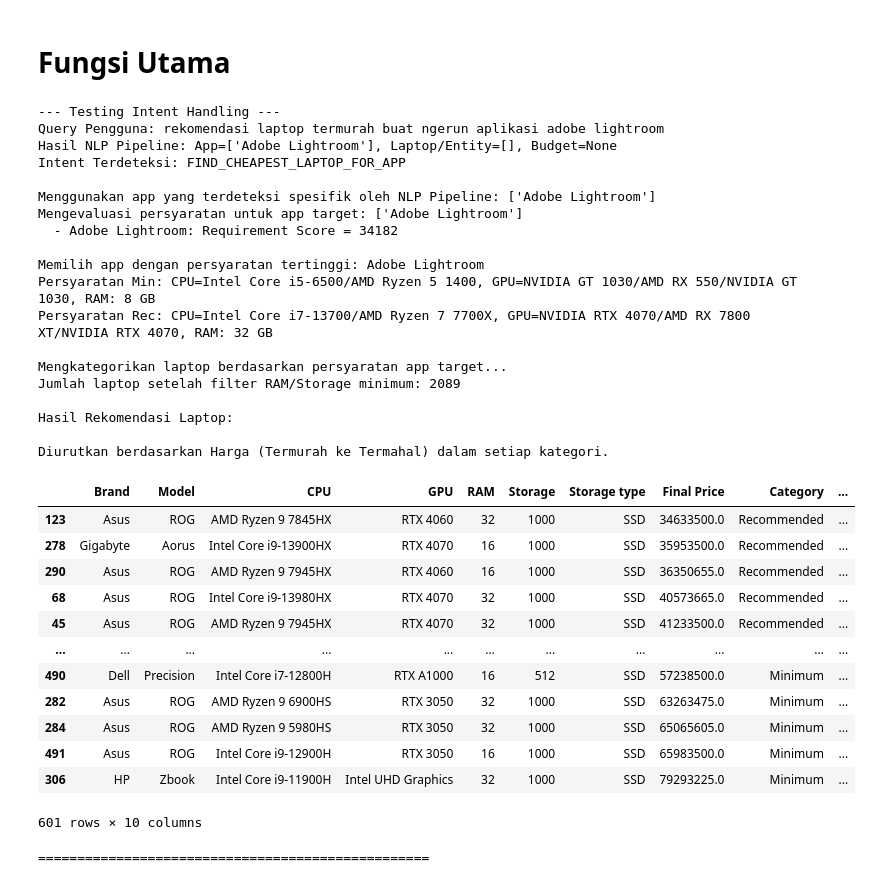
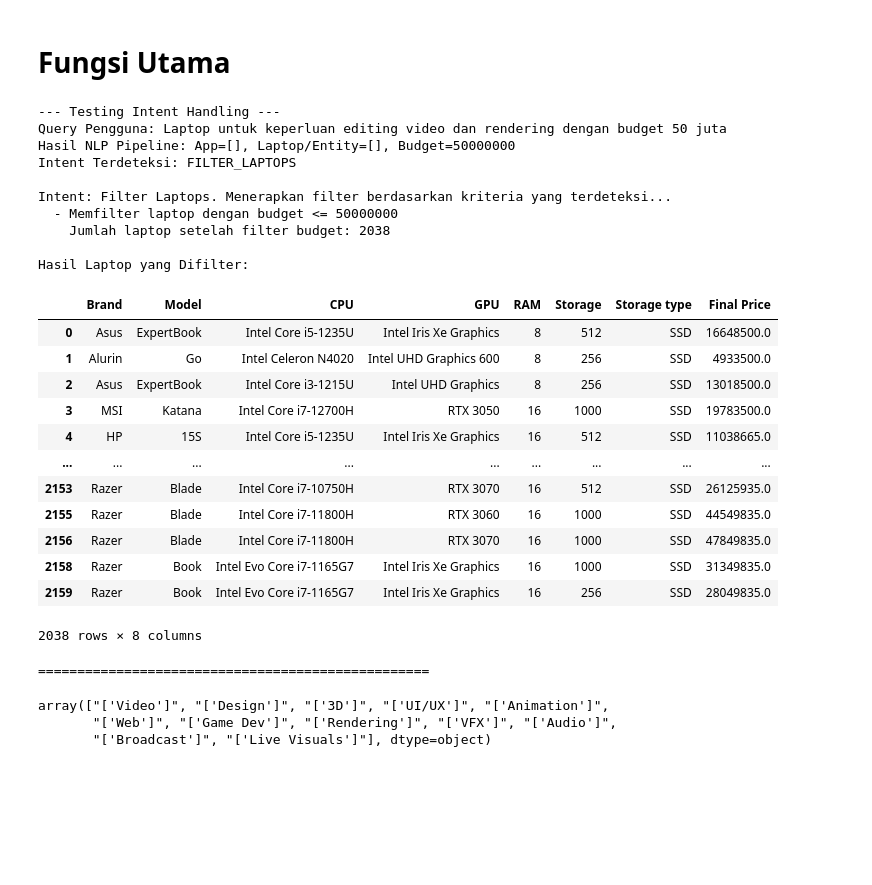
Before and after one commit to M4tchaa/lappick-ml, a Jupyter notebook: Sistem_Rekomendasi_Laptop_Multimedia.ipynb, the cells around one changed output. Cells and saved outputs as stored; diff of their text form; code cells hidden in the pictures; blank space fills up the shorter version.

```diff
--- a/Sistem_Rekomendasi_Laptop_Multimedia.ipynb
+++ b/Sistem_Rekomendasi_Laptop_Multimedia.ipynb
@@ -1098,7 +1002,7 @@ def search_app(query, model, description_embeddings, df, top_n=5, category_kb=No
     return results
 
 # Contoh penggunaan
-query = "3d modeling"
+query = "video editing dan rendering"
 results = search_app(query, model, description_embeddings, min_req_df, top_n=10, category_boost=1.0) # Increased boost for direct category match
 
 print("Hasil pencarian:", query)
@@ -1545,48 +1449,48 @@ def categorize_laptops_adapted(df_laptops_filtered, req_row_min, req_row_rec, ra
 # %%
 # Example usage with new queries testing intents
 print("\n--- Testing Intent Handling ---")
 query_intent_test_1 = "rekomendasi laptop buat jalanin aplikasi blender dengan budget 15 juta"
 query_intent_test_2 = "rekomendasi laptop termurah buat ngerun aplikasi adobe lightroom"
-query_intent_test_3 = "rekomendasi laptop buat jalanin aplikasi Autodesk dengan budget 10 juta"
+query_intent_test_3 = "pengen laptop buat aplikasi coreldra dengan budget 10 juta"
+query_intent_test_4 = "rekomendasi laptop lenovo terbaik dengan budget 20 juta"
+query_intent_test_5 = "Laptop rog untuk aplikasi blender dengan budget 15 juta"
+query_intent_test_6 = "Laptop untuk keperluan editing video dan rendering dengan budget 50 juta"
 recommendations_intent_test = get_laptop_recommendations_with_intent(
-    query_intent_test_2, laptop_df, min_req_df, rec_req_df,
+    query_intent_test_6, laptop_df, min_req_df, rec_req_df,
     min_req_kb, rec_req_kb,
     model, description_embeddings,
     laptop_df['Model'].tolist(), laptop_df['Brand'].unique().tolist(), unique_keyword_app_map, app_series_map
 )
 
 print("\n" + "="*50 + "\n")
 # %% [output]
 --- Testing Intent Handling ---
-Query Pengguna: rekomendasi laptop termurah buat ngerun aplikasi adobe lightroom
-Hasil NLP Pipeline: App=['Adobe Lightroom'], Laptop/Entity=[], Budget=None
-Intent Terdeteksi: FIND_CHEAPEST_LAPTOP_FOR_APP
+Query Pengguna: Laptop untuk keperluan editing video dan rendering dengan budget 50 juta
+Hasil NLP Pipeline: App=[], Laptop/Entity=[], Budget=50000000
+Intent Terdeteksi: FILTER_LAPTOPS
 
-Menggunakan app yang terdeteksi spesifik oleh NLP Pipeline: ['Adobe Lightroom']
-Mengevaluasi persyaratan untuk app target: ['Adobe Lightroom']
-  - Adobe Lightroom: Requirement Score = 34182
+Intent: Filter Laptops. Menerapkan filter berdasarkan kriteria yang terdeteksi...
+  - Memfilter laptop dengan budget <= 50000000
+    Jumlah laptop setelah filter budget: 2038
 
-Memilih app dengan persyaratan tertinggi: Adobe Lightroom
-Persyaratan Min: CPU=Intel Core i5-6500/AMD Ryzen 5 1400, GPU=NVIDIA GT 1030/AMD RX 550/NVIDIA GT 1030, RAM: 8 GB
-Persyaratan Rec: CPU=Intel Core i7-13700/AMD Ryzen 7 7700X, GPU=NVIDIA RTX 4070/AMD RX 7800 XT/NVIDIA RTX 4070, RAM: 32 GB
-
-Mengkategorikan laptop berdasarkan persyaratan app target...
-Jumlah laptop setelah filter RAM/Storage minimum: 2089
-
-Hasil Rekomendasi Laptop:
-
-Diurutkan berdasarkan Harga (Termurah ke Termahal) dalam setiap kategori.
+Hasil Laptop yang Difilter:
-|  | Brand | Model | CPU | GPU | RAM | Storage | Storage type | Final Price | Category | ... |
-| 123 | Asus | ROG | AMD Ryzen 9 7845HX | RTX 4060 | 32 | 1000 | SSD | 34633500.0 | Recommended | ... |
-| 278 | Gigabyte | Aorus | Intel Core i9-13900HX | RTX 4070 | 16 | 1000 | SSD | 35953500.0 | Recommended | ... |
-| 290 | Asus | ROG | AMD Ryzen 9 7945HX | RTX 4060 | 16 | 1000 | SSD | 36350655.0 | Recommended | ... |
-| 68 | Asus | ROG | Intel Core i9-13980HX | RTX 4070 | 32 | 1000 | SSD | 40573665.0 | Recommended | ... |
-| 45 | Asus | ROG | AMD Ryzen 9 7945HX | RTX 4070 | 32 | 1000 | SSD | 41233500.0 | Recommended | ... |
-| ... | ... | ... | ... | ... | ... | ... | ... | ... | ... | ... |
-| 490 | Dell | Precision | Intel Core i7-12800H | RTX A1000 | 16 | 512 | SSD | 57238500.0 | Minimum | ... |
-| 282 | Asus | ROG | AMD Ryzen 9 6900HS | RTX 3050 | 32 | 1000 | SSD | 63263475.0 | Minimum | ... |
-| 284 | Asus | ROG | AMD Ryzen 9 5980HS | RTX 3050 | 32 | 1000 | SSD | 65065605.0 | Minimum | ... |
-| 491 | Asus | ROG | Intel Core i9-12900H | RTX 3050 | 16 | 1000 | SSD | 65983500.0 | Minimum | ... |
-| 306 | HP | Zbook | Intel Core i9-11900H | Intel UHD Graphics | 32 | 1000 | SSD | 79293225.0 | Minimum | ... |
+|  | Brand | Model | CPU | GPU | RAM | Storage | Storage type | Final Price |
+| 0 | Asus | ExpertBook | Intel Core i5-1235U | Intel Iris Xe Graphics | 8 | 512 | SSD | 16648500.0 |
+| 1 | Alurin | Go | Intel Celeron N4020 | Intel UHD Graphics 600 | 8 | 256 | SSD | 4933500.0 |
+| 2 | Asus | ExpertBook | Intel Core i3-1215U | Intel UHD Graphics | 8 | 256 | SSD | 13018500.0 |
+| 3 | MSI | Katana | Intel Core i7-12700H | RTX 3050 | 16 | 1000 | SSD | 19783500.0 |
+| 4 | HP | 15S | Intel Core i5-1235U | Intel Iris Xe Graphics | 16 | 512 | SSD | 11038665.0 |
+| ... | ... | ... | ... | ... | ... | ... | ... | ... |
+| 2153 | Razer | Blade | Intel Core i7-10750H | RTX 3070 | 16 | 512 | SSD | 26125935.0 |
+| 2155 | Razer | Blade | Intel Core i7-11800H | RTX 3060 | 16 | 1000 | SSD | 44549835.0 |
+| 2156 | Razer | Blade | Intel Core i7-11800H | RTX 3070 | 16 | 1000 | SSD | 47849835.0 |
+| 2158 | Razer | Book | Intel Evo Core i7-1165G7 | Intel Iris Xe Graphics | 16 | 1000 | SSD | 31349835.0 |
+| 2159 | Razer | Book | Intel Evo Core i7-1165G7 | Intel Iris Xe Graphics | 16 | 256 | SSD | 28049835.0 |
-601 rows × 10 columns
+2038 rows × 8 columns
 ==================================================
+# %%
+min_req_df.Category.unique()
+# %% [output]
+array(["['Video']", "['Design']", "['3D']", "['UI/UX']", "['Animation']",
+       "['Web']", "['Game Dev']", "['Rendering']", "['VFX']", "['Audio']",
+       "['Broadcast']", "['Live Visuals']"], dtype=object)
```
Also changed, not shown: parts of 4 cells of this notebook.
